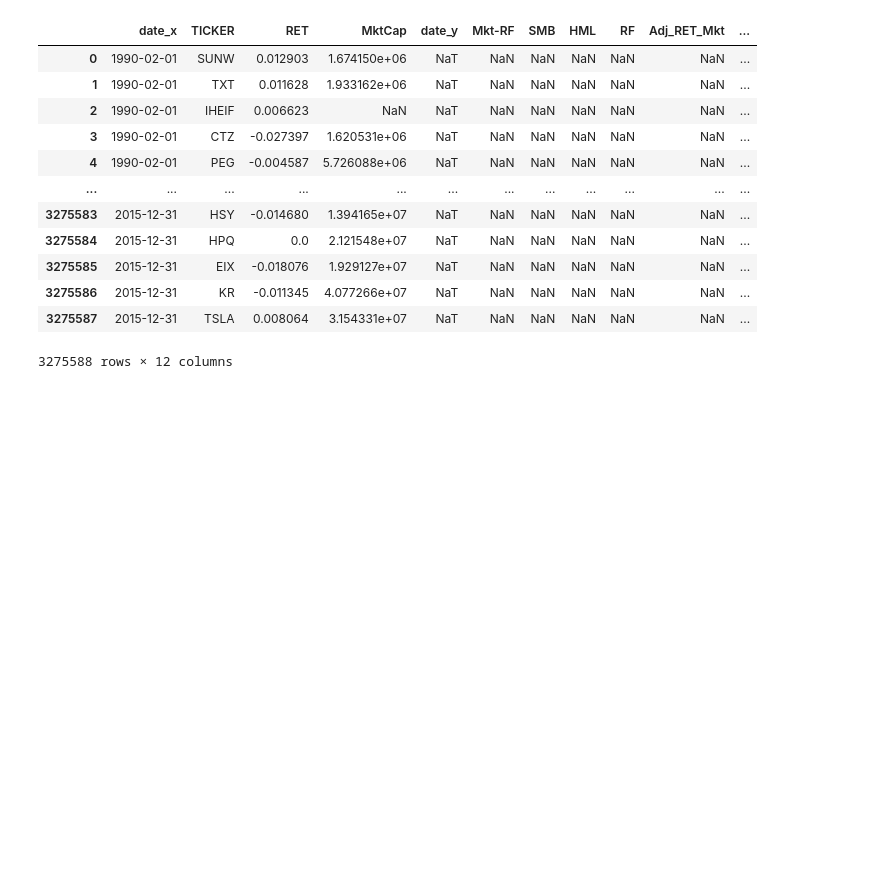
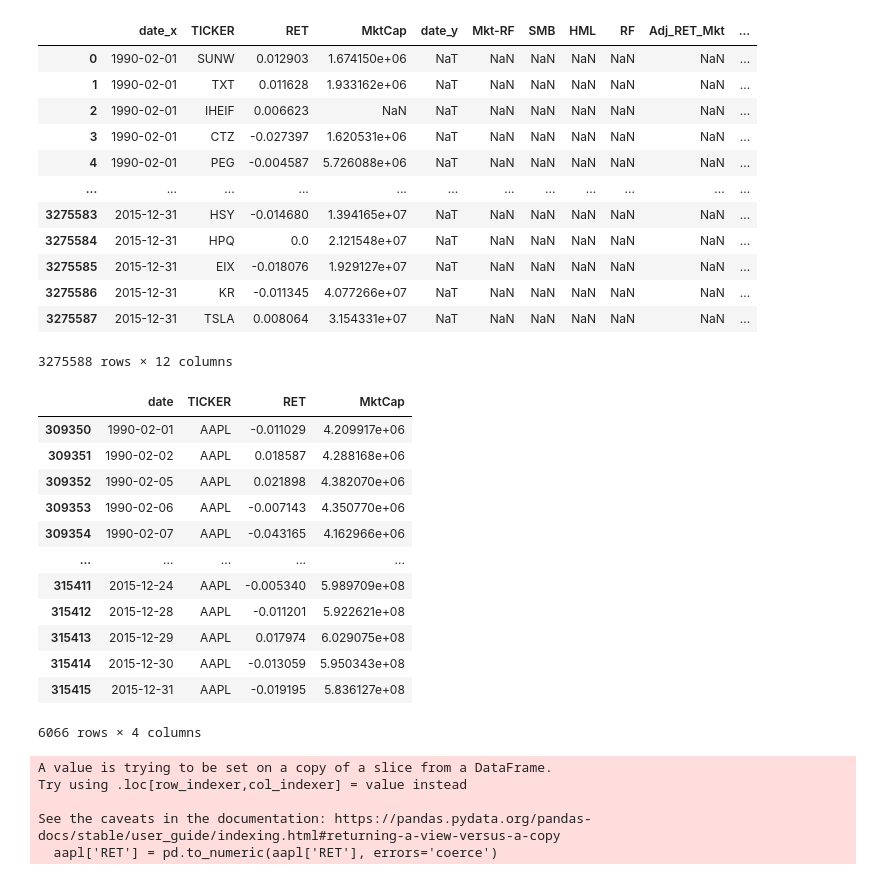
Before and after one commit to Kibitz117/Thesis, a Jupyter notebook: data_func/data_generator.ipynb, the cells around one changed output. Saved outputs shown, nothing was run; the diff lists cells and outputs as text; code cells hidden in the pictures; blank space fills up the shorter version.

```diff
--- a/data_func/data_generator.ipynb
+++ b/data_func/data_generator.ipynb
@@ -317,0 +315,24 @@ resulting_df.to_csv('../data/corrected_crsp_ff_adjusted.csv')
+# %%
+aapl
+# %% [output]
+|  | date | TICKER | RET | MktCap |
+| 309350 | 1990-02-01 | AAPL | -0.011029 | 4.209917e+06 |
+| 309351 | 1990-02-02 | AAPL | 0.018587 | 4.288168e+06 |
+| 309352 | 1990-02-05 | AAPL | 0.021898 | 4.382070e+06 |
+| 309353 | 1990-02-06 | AAPL | -0.007143 | 4.350770e+06 |
+| 309354 | 1990-02-07 | AAPL | -0.043165 | 4.162966e+06 |
+| ... | ... | ... | ... | ... |
+| 315411 | 2015-12-24 | AAPL | -0.005340 | 5.989709e+08 |
+| 315412 | 2015-12-28 | AAPL | -0.011201 | 5.922621e+08 |
+| 315413 | 2015-12-29 | AAPL | 0.017974 | 6.029075e+08 |
+| 315414 | 2015-12-30 | AAPL | -0.013059 | 5.950343e+08 |
+| 315415 | 2015-12-31 | AAPL | -0.019195 | 5.836127e+08 |
+6066 rows × 4 columns
+# %%
+aapl['RET'] = pd.to_numeric(aapl['RET'], errors='coerce')
+# %% [output]
+A value is trying to be set on a copy of a slice from a DataFrame.
+Try using .loc[row_indexer,col_indexer] = value instead
+
+See the caveats in the documentation: https://pandas.pydata.org/pandas-docs/stable/user_guide/indexing.html#returning-a-view-versus-a-copy
+  aapl['RET'] = pd.to_numeric(aapl['RET'], errors='coerce')
```
Also changed, not shown: parts of 4 cells of this notebook, 8 other files.
